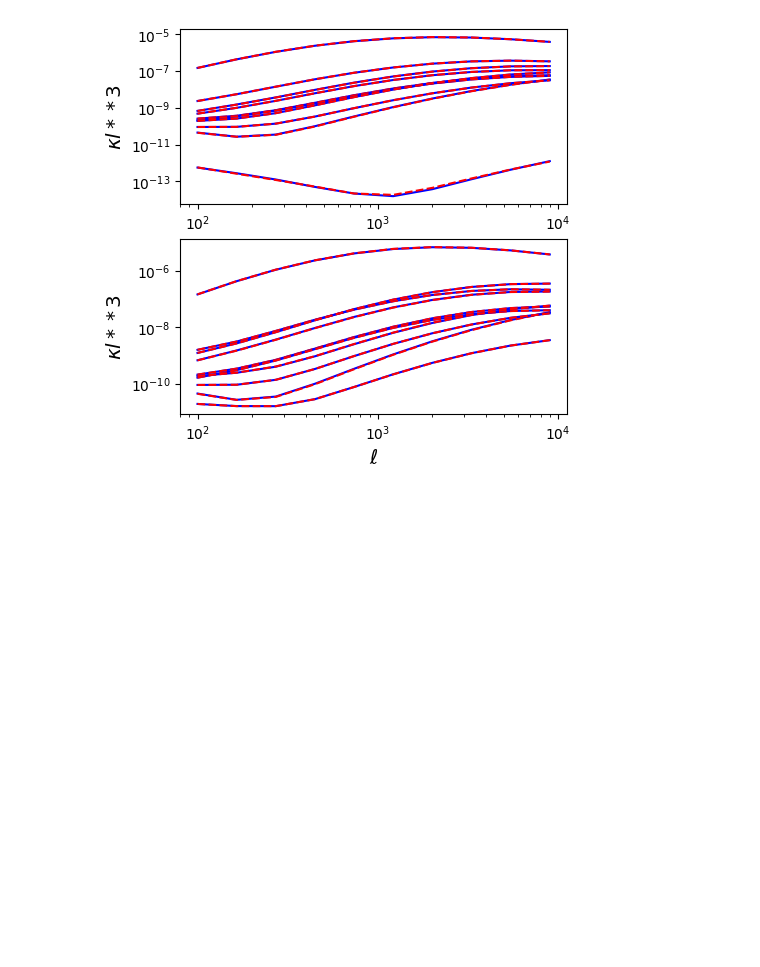
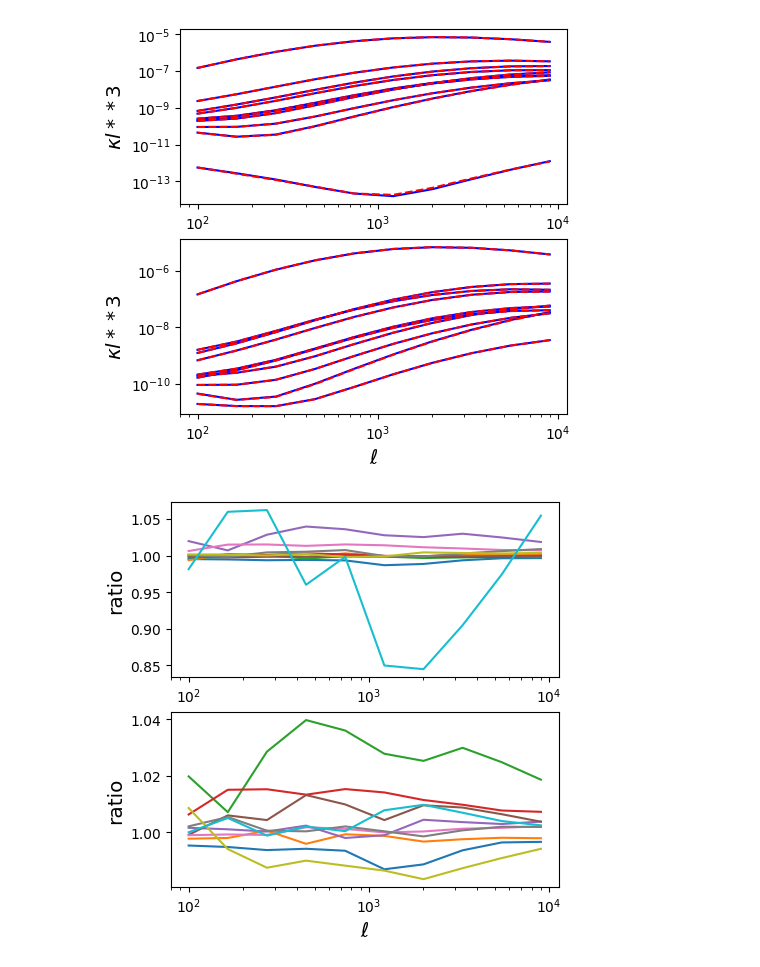
Before and after one commit to rchgomes/3pcf_integrator, a Jupyter notebook: emulator/notebooks/trainNN.ipynb, the cells around one changed output. Cells and saved outputs as stored; diff of their text form; code cells hidden in the pictures; blank space fills up the shorter version.

Commit message:
ratio plots

```diff
--- a/emulator/notebooks/trainNN.ipynb
+++ b/emulator/notebooks/trainNN.ipynb
@@ -142,3 +154,19 @@ for i in range(2):
 # plt.savefig('examples_reconstruction_TT.pdf')
 # %% [output]
 [figure]
+# %%
+from matplotlib import gridspec
+fig, ax = plt.subplots(nrows=2, ncols=1, figsize=(5,5))
+for i in range(2):
+    for j in range(10):
+        pred = predicted_testing_spectra[(i+1)*j + 100]*l**3
+        true = testing_spectra[(i+1)*j + 100]*l**3
+        ax[i].plot(l, true/pred, label = 'ratio')
+        ax[i].set_xlabel('$\ell$', fontsize='x-large')
+        ax[i].set_ylabel('ratio', fontsize='x-large')
+        # ax[i].legend(fontsize=15)
+        ax[i].set_xscale('log')
+        # ax[i].set_yscale('log')
+# plt.savefig('examples_reconstruction_TT.pdf')
+# %% [output]
+[figure, added]
```
Also changed, not shown: parts of 2 cells of this notebook.
